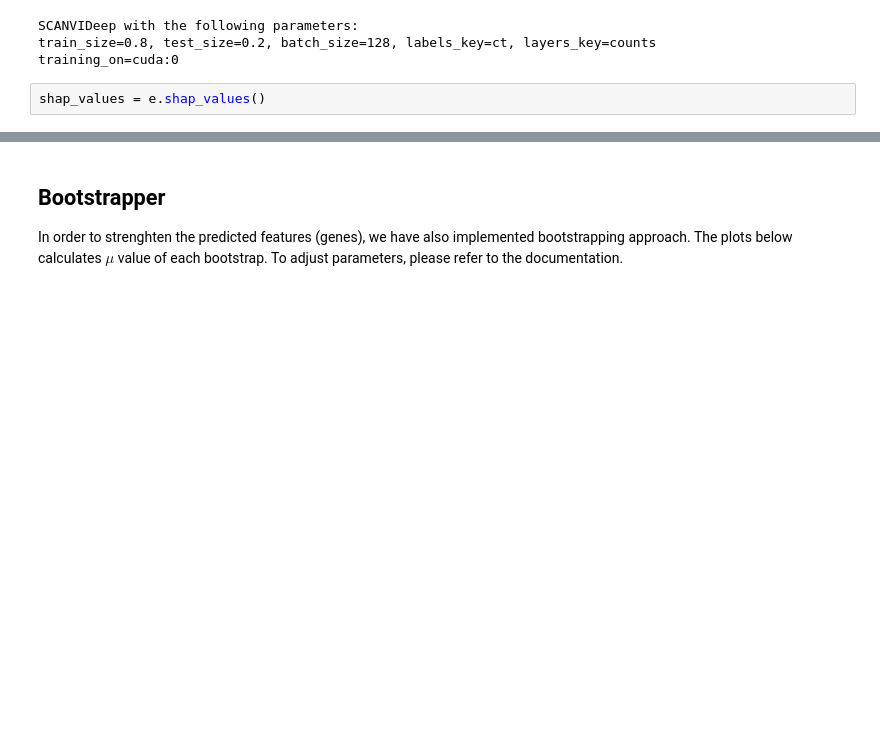
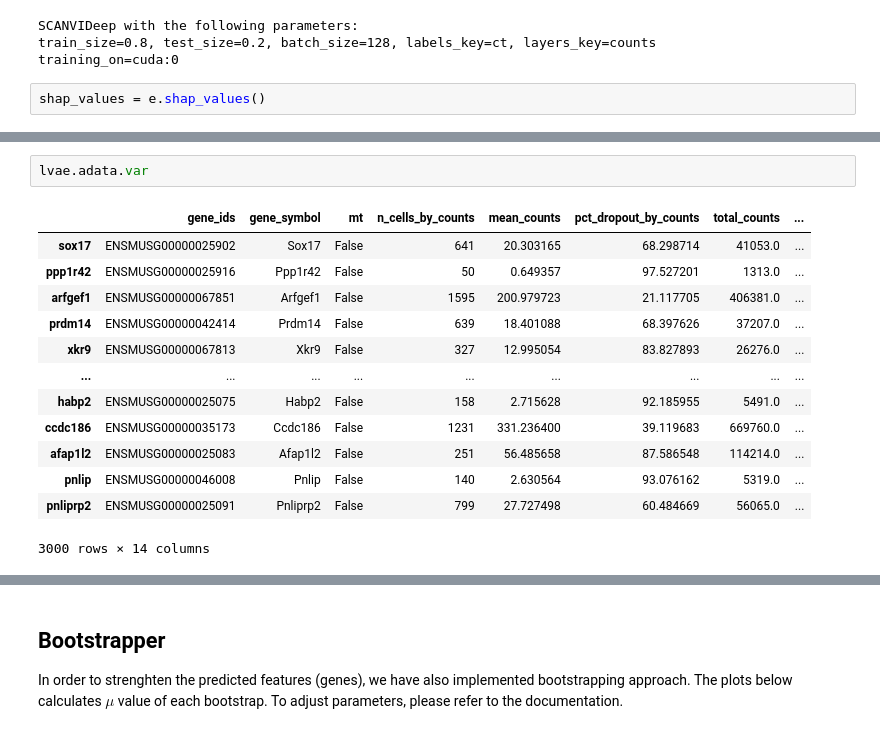
Before and after one commit to brickmanlab/scanvi-explainer, a Jupyter notebook: docs/notebooks/Example.ipynb, the cells around one changed output, grey strips where cells are left out. Saved outputs shown, nothing was run; the diff lists cells and outputs as text; blank space fills up the shorter version.

```diff
--- a/docs/notebooks/Example.ipynb
+++ b/docs/notebooks/Example.ipynb
@@ -61,3 +61,19 @@ shap.summary_plot(
+# %%
+lvae.adata.var
+# %% [output]
+|  | gene_ids | gene_symbol | mt | n_cells_by_counts | mean_counts | pct_dropout_by_counts | total_counts | ... |
+| sox17 | ENSMUSG00000025902 | Sox17 | False | 641 | 20.303165 | 68.298714 | 41053.0 | ... |
+| ppp1r42 | ENSMUSG00000025916 | Ppp1r42 | False | 50 | 0.649357 | 97.527201 | 1313.0 | ... |
+| arfgef1 | ENSMUSG00000067851 | Arfgef1 | False | 1595 | 200.979723 | 21.117705 | 406381.0 | ... |
+| prdm14 | ENSMUSG00000042414 | Prdm14 | False | 639 | 18.401088 | 68.397626 | 37207.0 | ... |
+| xkr9 | ENSMUSG00000067813 | Xkr9 | False | 327 | 12.995054 | 83.827893 | 26276.0 | ... |
+| ... | ... | ... | ... | ... | ... | ... | ... | ... |
+| habp2 | ENSMUSG00000025075 | Habp2 | False | 158 | 2.715628 | 92.185955 | 5491.0 | ... |
+| ccdc186 | ENSMUSG00000035173 | Ccdc186 | False | 1231 | 331.236400 | 39.119683 | 669760.0 | ... |
+| afap1l2 | ENSMUSG00000025083 | Afap1l2 | False | 251 | 56.485658 | 87.586548 | 114214.0 | ... |
+| pnlip | ENSMUSG00000046008 | Pnlip | False | 140 | 2.630564 | 93.076162 | 5319.0 | ... |
+| pnliprp2 | ENSMUSG00000025091 | Pnliprp2 | False | 799 | 27.727498 | 60.484669 | 56065.0 | ... |
+3000 rows × 14 columns
 # %%
 feature_plot(e, shap_values, subset=True, top_n=10)
 # %% [output]
```
Also changed, not shown: parts of 5 cells of this notebook, 2 other files.
